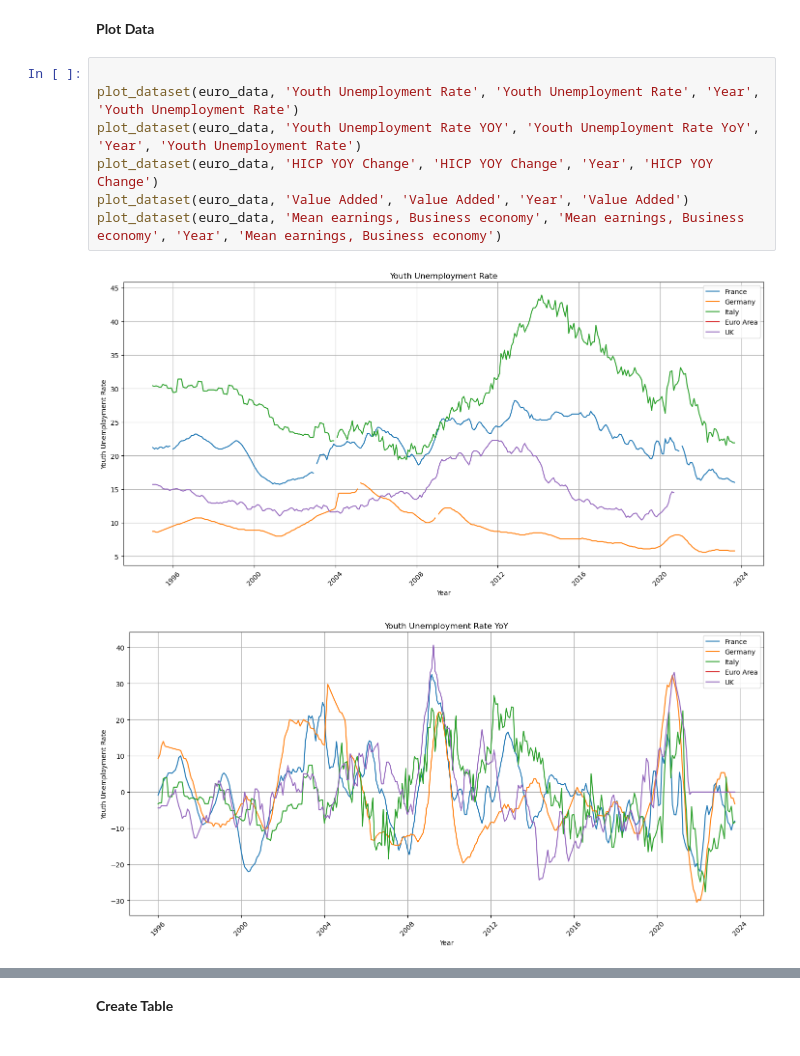
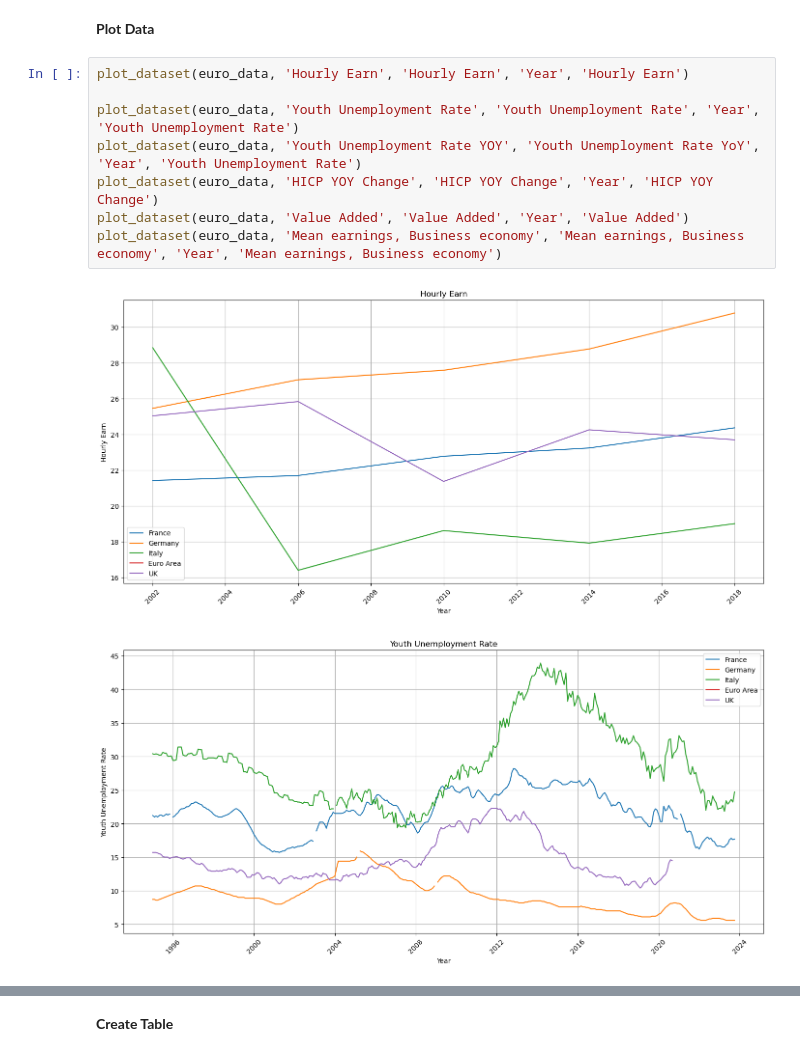
Before and after one commit to alexwellman/macrodata-wellman, a Jupyter notebook: plots2.ipynb, the cells around one changed output, grey strips where cells are left out. Drawn from its saved outputs; the diff is of its cells as text.

```diff
--- a/plots2.ipynb
+++ b/plots2.ipynb
@@ -302,12 +305,13 @@ HICP YOY Change
 # %% [markdown]
 **Plot Data**
 # %%
+plot_dataset(euro_data, 'Hourly Earn', 'Hourly Earn', 'Year', 'Hourly Earn')
 
 plot_dataset(euro_data, 'Youth Unemployment Rate', 'Youth Unemployment Rate', 'Year', 'Youth Unemployment Rate')
 plot_dataset(euro_data, 'Youth Unemployment Rate YOY', 'Youth Unemployment Rate YoY', 'Year', 'Youth Unemployment Rate')
 plot_dataset(euro_data, 'HICP YOY Change', 'HICP YOY Change', 'Year', 'HICP YOY Change')
 plot_dataset(euro_data, 'Value Added', 'Value Added', 'Year', 'Value Added')
 plot_dataset(euro_data, 'Mean earnings, Business economy', 'Mean earnings, Business economy', 'Year', 'Mean earnings, Business economy')
 # %% [output]
-[figure, old version]
+[figure, new version]
-[figure, old version]
+[figure, new version]
```
Also changed, not shown: parts of 2 cells of this notebook.
